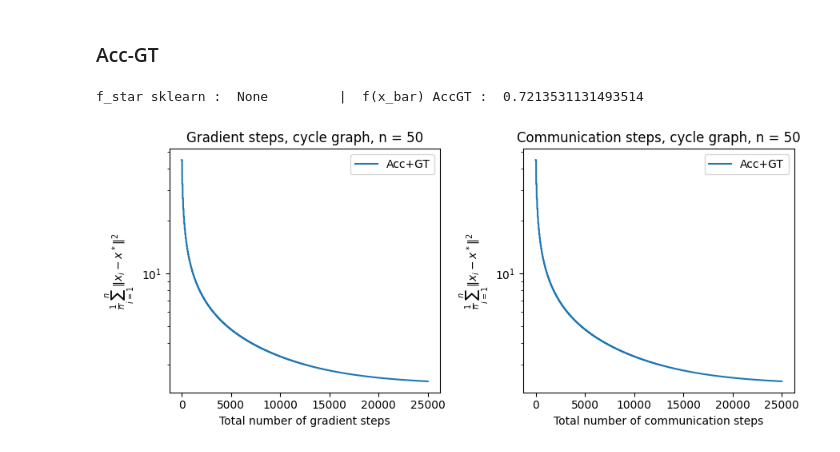
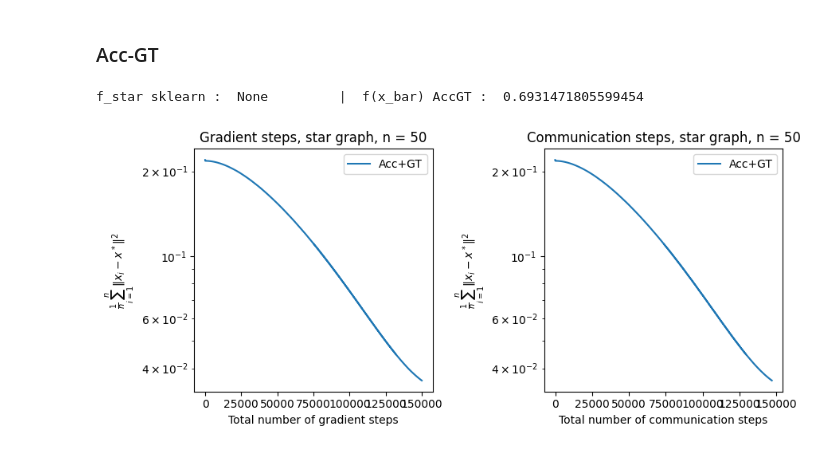
Before and after one commit to jffDev/adom_plus_vr, a Jupyter notebook: experiments.ipynb, the cells around one changed output. Saved outputs shown, nothing was run; the diff lists cells and outputs as text; code cells hidden in the pictures.

```diff
--- a/experiments.ipynb
+++ b/experiments.ipynb
@@ -83,8 +83,8 @@ warnings.filterwarnings('ignore')
 # %%
 # Variables for the graphs
 n_workers = 50
-radius = 0.15
-id_graph_type = 2
+radius = 0.27
+id_graph_type = -1
 
 list_graph_name = ['star', 'complete', 'cycle', 'path', '2D_grid', 'barbell', 'random_geom']
 graph_type = list_graph_name[id_graph_type]
@@ -142,7 +141,7 @@ import importlib
 importlib.reload(main)
 
 args.use_multi_consensus = False
-args.steps = 500
+args.steps = 1000
 
 args.optimizer_name = "ADOMplusVR"
 opt_adom_vr, grad_loss_adom_vr, com_loss_adom_vr = main.main(args)
@@ -152,29 +151,37 @@ args.optimizer_name = "ADOMplus"
 opt_adom, grad_loss_adom, com_loss_adom = main.main(args)
 # plot_losses(grad_loss_adom, com_loss_adom, 'ADOM+', graph_type, n_workers)
 
+args.optimizer_name = "AccGT"
+opt_accgt, grad_loss_accgt, com_loss_accgt = main.main(args)
+
 f = plt.figure(figsize=(10, 4))
 ax0 = f.add_subplot(121)
 ax1 = f.add_subplot(122)
 ax0.plot(np.arange(len(grad_loss_adom)), np.array(grad_loss_adom), label=r"ADOM+")
 ax0.plot(np.arange(len(grad_loss_adom_vr)), np.array(grad_loss_adom_vr), label=r"ADOM+VR")
+ax0.plot(np.arange(len(grad_loss_accgt)), np.array(grad_loss_accgt), label=r"Acc-GT")
 ax0.set(
-    xlabel="Total number of gradient steps",
+    xlabel="Oracle calls, dataset a9a",
     ylabel=r"$\frac{1}{n} \sum_{i=1}^{n}\Vert x_i - x^*\Vert^2$",
     title="Gradient steps, %s graph, n = %d" % (graph_type, n_workers),
     yscale="log",
-    # ylim=(1e4, 1e5)
+    ylim=(1e-5, 1e5)
 )
 ax0.legend(loc="upper right")
 ax1.plot(np.arange(len(com_loss_adom)), np.array(com_loss_adom), label=r"ADOM+")
 ax1.plot(np.arange(len(com_loss_adom_vr)), np.array(com_loss_adom_vr), label=r"ADOM+VR")
+ax1.plot(np.arange(len(com_loss_accgt)), np.array(com_loss_accgt), label=r"Acc-GT")
 ax1.set(
-    xlabel="Total number of communication steps",
+    xlabel="Communication steps, dataset a9a",
     ylabel=r"$\frac{1}{n} \sum_{i=1}^{n}\Vert x_i - x^*\Vert^2$",
     title="Communication steps, %s graph, n = %d" % (graph_type, n_workers),
     yscale="log",
-    # ylim=(1e1, 1e5)
+    ylim=(1e-5, 1e5)
 )
 ax1.legend(loc="upper right")
-# plt.tight_layout()
+plt.tight_layout()
+
+for ax in (ax0, ax1):
+    ax.grid()
 plt.show()
 # %% [output]
@@ -183,0 +192,9 @@ f_star sklearn :  None         |  f(x_bar) ADOMplus :  0.9850002073880425
+# %%
+import main
+import importlib
+importlib.reload(main)
+
+args.steps = 5000
+args.optimizer_name = "AccGT"
+opt_accgt_vr, grad_loss_accgt, com_loss_accgt = main.main(args)
+plot_losses(grad_loss_accgt, com_loss_accgt, 'Acc+GT', graph_type, n_workers)
@@ -199,7 +219,6 @@ visualization.plot_all_losses(
 import main
 import importlib
 importlib.reload(main)
-args.steps = 500
 
 args.optimizer_name = "BEERplusVR"
 opt_beer_vr, grad_loss_beer_vr, com_loss_beer_vr = main.main(args)
@@ -242,12 +231,12 @@ plt.show()
 # %%
 import main
 import importlib
 importlib.reload(main)
 
-args.steps = 500
+args.steps = 3000
 args.optimizer_name = "AccGT"
-opt_accgt_vr, grad_loss_accgt_vr, com_loss_accgt_vr = main.main(args)
-plot_losses(grad_loss_accgt_vr, com_loss_accgt_vr, 'Acc+GT', graph_type, n_workers)
+opt_accgt, grad_loss_accgt, com_loss_accgt = main.main(args)
+plot_losses(grad_loss_accgt, com_loss_accgt, 'Acc+GT', graph_type, n_workers)
 # %% [output]
-f_star sklearn :  None         |  f(x_bar) AccGT :  0.7213531131493514
+f_star sklearn :  None         |  f(x_bar) AccGT :  0.6931471805599454
-[figure, old version]
+[figure, new version]
```
Also changed, not shown: parts of 11 cells of this notebook, 3 other files.
